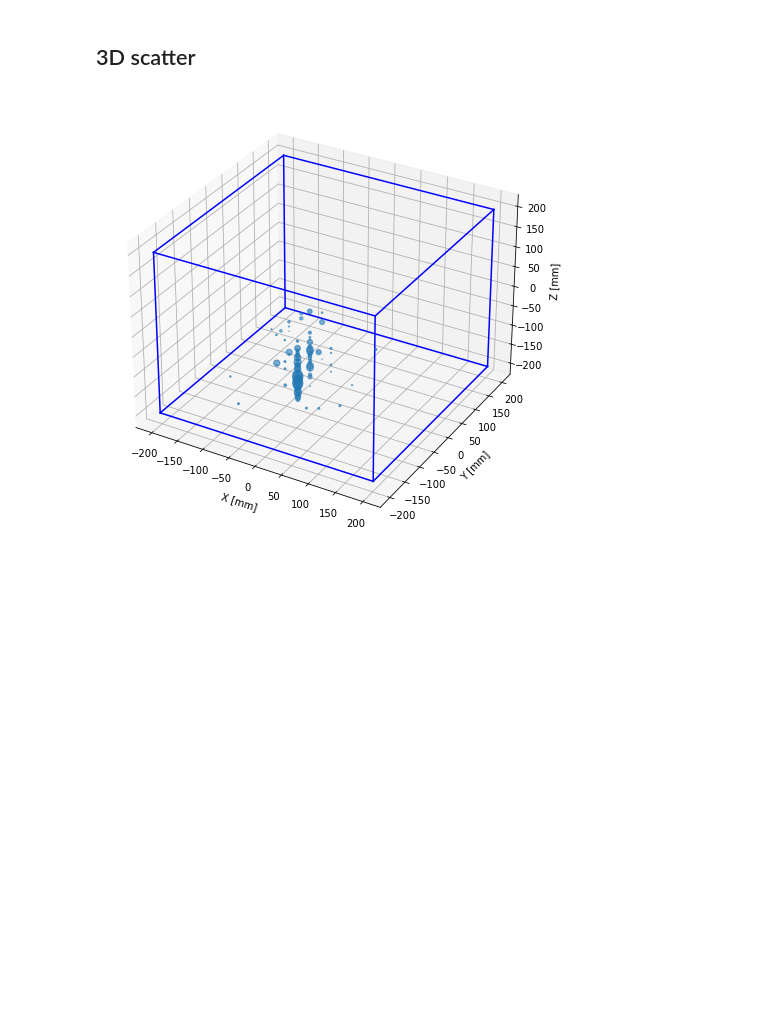
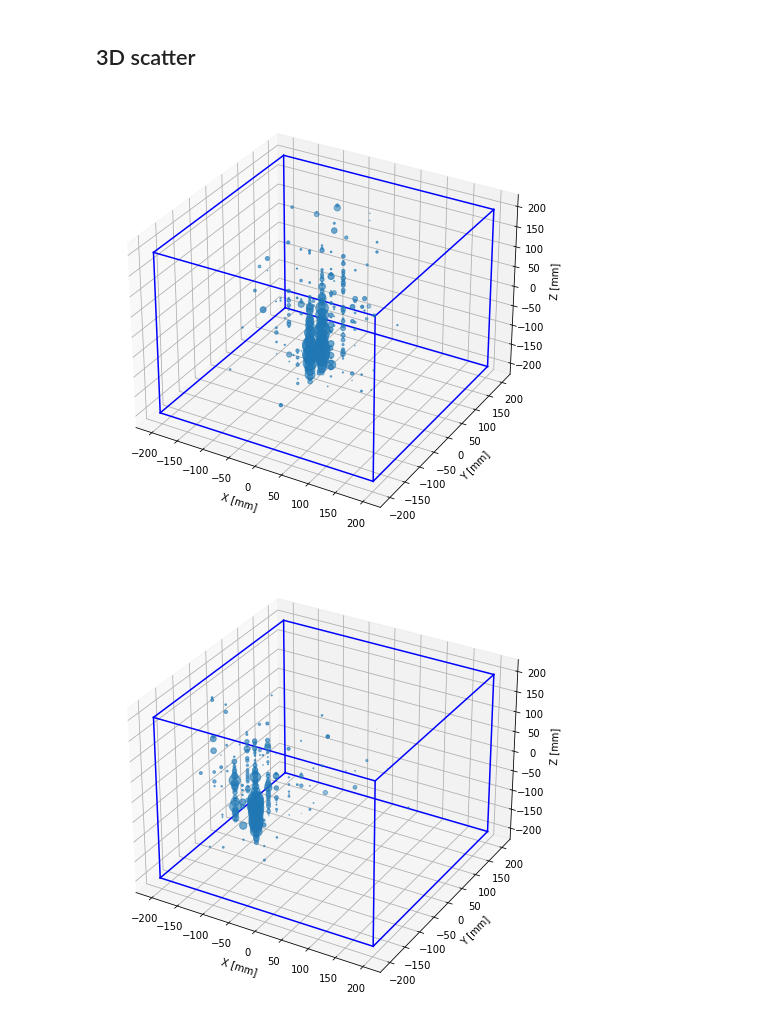
Before and after one commit to dachengx/Calorimeter, a Jupyter notebook: Energy.ipynb, the cells around one changed output. Saved outputs shown, nothing was run; the diff lists cells and outputs as text; code cells hidden in the pictures; blank space fills up the shorter version.

```diff
--- a/Energy.ipynb
+++ b/Energy.ipynb
@@ -8,7 +8,7 @@ from pandas import DataFrame
 import matplotlib.pyplot as plt
 import matplotlib.gridspec as gridspec
 # %%
-file = '/home/xudc/Calorimeter/build/gamma_1.root'
+file = '/home/xudc/Calorimeter/build/pi0.root'
 # %%
 f = uproot.open(file)
 # %%
@@ -16,8 +16,10 @@ f.keys()
 # %% [output]
 ['Energy3D;1', 'XYZ;1', 'Truth;1', 'Energy2D;1', 'XY;1']
 # %%
-energy = uproot.open(file + ':' + 'Energy3D')
+energy3d = uproot.open(file + ':' + 'Energy3D')
+energy2d = uproot.open(file + ':' + 'Energy2D')
 xyz = uproot.open(file + ':' + 'XYZ')
+xy = uproot.open(file + ':' + 'XY')
 truth = uproot.open(file + ':' + 'Truth')
 # %%
-deposit3d = np.vstack([energy[e].array(library='np') for e in tqdm(energy.keys())])
+deposit3d = np.vstack([energy3d[e].array(library='np') for e in tqdm(energy3d.keys())])
@@ -28,20 +34,20 @@ truthexy = np.vstack([truth[e].array(library='np') for e in tqdm(truth.keys())])
 # %% [markdown]
 ## 3D scatter
 # %%
-i = 10
+for i in range(10):
+    fig = plt.figure(figsize=(8, 8))
+    ax = fig.gca(projection='3d')
+    ax.scatter(position3d[0, :], position3d[1, :], position3d[2, :], s=deposit3d[:, i] * 10)
+    xl = yl = 40.4 * 10 / 2
+    zl = (2 * 66 + 4 * 67) / 2
+    for s, e in combinations(np.array(list(product([-xl, xl], [-yl, yl], [-zl, zl]))), 2):
+        if ((s - e) == 0).sum() == 2:
+            ax.plot3D(*zip(s, e), color='b')
+    ax.set_xlabel('X [mm]')
+    ax.set_ylabel('Y [mm]')
+    ax.set_zlabel('Z [mm]')
 
-fig = plt.figure(figsize=(8, 8))
-ax = fig.gca(projection='3d')
-ax.scatter(position3d[0, :], position3d[1, :], position3d[2, :], s=deposit3d[:, i] * 10)
-xl = yl = 40.4 * 10 / 2
-zl = (2 * 66 + 4 * 67) / 2
-for s, e in combinations(np.array(list(product([-xl, xl], [-yl, yl], [-zl, zl]))), 2):
-    if ((s - e) == 0).sum() == 2:
-        ax.plot3D(*zip(s, e), color='b')
-ax.set_xlabel('X [mm]')
-ax.set_ylabel('Y [mm]')
-ax.set_zlabel('Z [mm]')
-
-plt.show()
+    plt.show()
 # %% [output]
-[figure, old version]
+[figure, new version]
+[figure, added]
```
Also changed, not shown: parts of 5 cells of this notebook, 3 other files.
